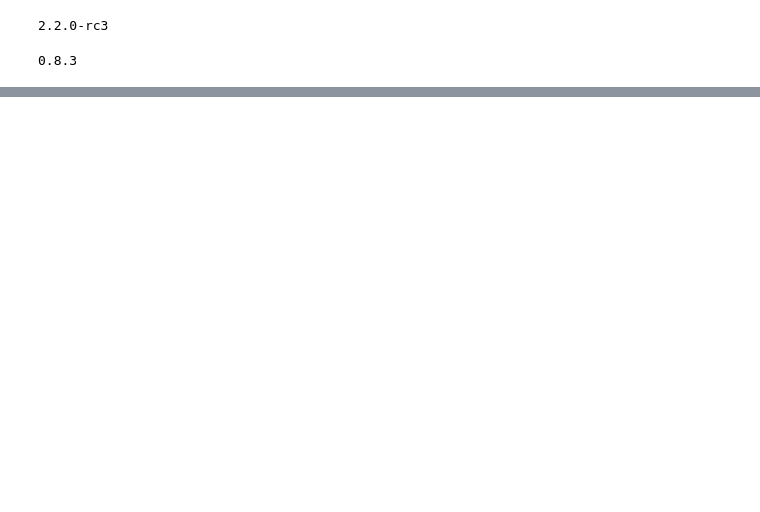
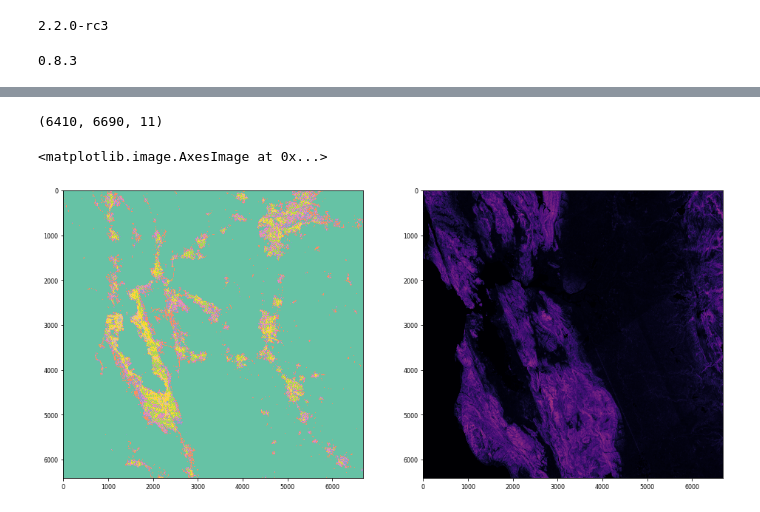
Before and after one commit to asrenninger/sensing, a Jupyter notebook: python/gee.ipynb, the cells around one changed output, grey strips where cells are left out. Cells and saved outputs as stored; diff of their text form; code cells hidden in the pictures; blank space fills up the shorter version.

```diff
--- a/python/gee.ipynb
+++ b/python/gee.ipynb
@@ -182,0 +193,3 @@ for g in range(evalPolys.size().getInfo()):
+# %%
+directory = '/content/drive/My Drive/final/patches'
+path = directory + '/final_training_0.tif'
@@ -182,0 +198,5 @@ for g in range(evalPolys.size().getInfo()):
+# %%
+img = tiff.imread(path)
+img.shape
+# %% [output]
+(6410, 6690, 11)
@@ -182,0 +205,2 @@ for g in range(evalPolys.size().getInfo()):
+# %%
+img[np.isnan(img)] = 0
@@ -182,0 +210,8 @@ for g in range(evalPolys.size().getInfo()):
+# %%
+fig, axs = plt.subplots(1, 2, figsize = [16, 16])
+
+axs[0].imshow(img[:, :, 0], cmap = 'Set2')
+axs[1].imshow(img[:, :, 1], cmap = 'magma')
+# %% [output]
+<matplotlib.image.AxesImage at 0x...>
+[figure, added]
```
Also changed, not shown: parts of 21 cells of this notebook.
